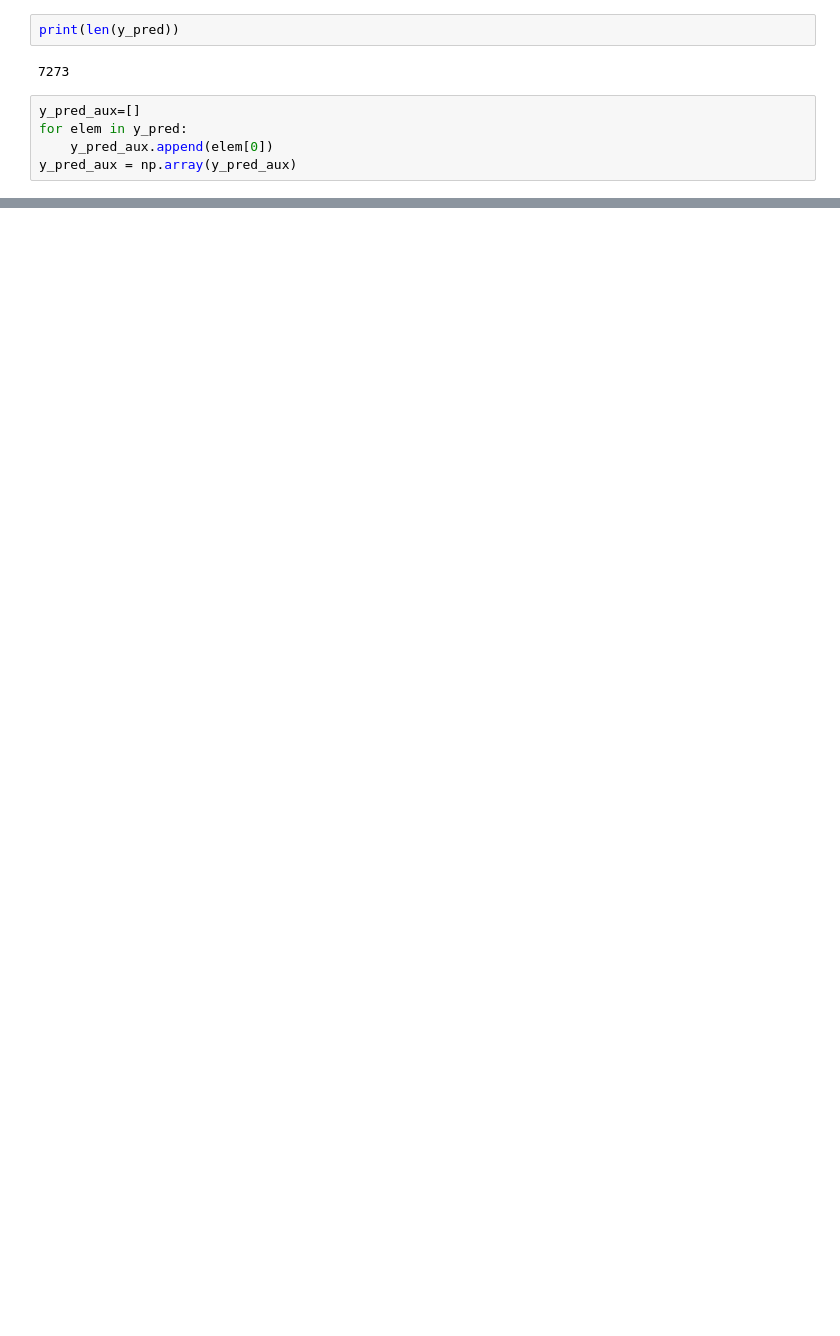
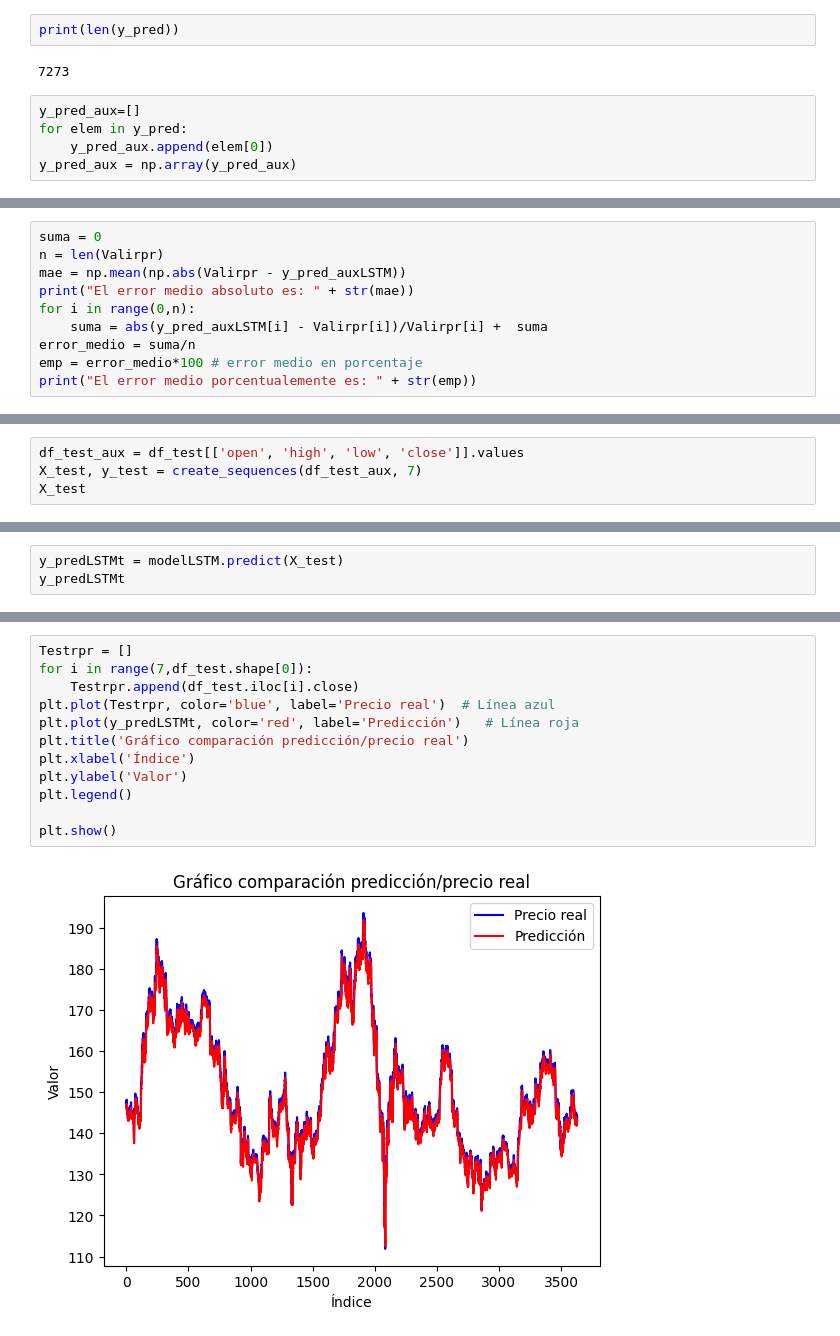
Before and after one commit to Raul-Gonzalez-M/TFG, a Jupyter notebook: codigo/RandomForestSolanaH.ipynb, the cells around one changed output, grey strips where cells are left out. Cells and saved outputs as stored; diff of their text form; blank space fills up the shorter version.

```diff
--- a/codigo/RandomForestSolanaH.ipynb
+++ b/codigo/RandomForestSolanaH.ipynb
@@ -504,0 +559,10 @@ El error medio porcentualemente es: 1.2719698970410613
+# %%
+suma = 0
+n = len(Valirpr)
+mae = np.mean(np.abs(Valirpr - y_pred_auxLSTM))
+print("El error medio absoluto es: " + str(mae))
+for i in range(0,n):
+    suma = abs(y_pred_auxLSTM[i] - Valirpr[i])/Valirpr[i] +  suma
+error_medio = suma/n
+emp = error_medio*100 # error medio en porcentaje
+print("El error medio porcentualemente es: " + str(emp))
@@ -504,0 +578,4 @@ El error medio porcentualemente es: 1.2719698970410613
+# %%
+df_test_aux = df_test[['open', 'high', 'low', 'close']].values
+X_test, y_test = create_sequences(df_test_aux, 7)
+X_test
@@ -504,0 +600,3 @@ El error medio porcentualemente es: 1.2719698970410613
+# %%
+y_predLSTMt = modelLSTM.predict(X_test)
+y_predLSTMt
@@ -504,0 +612,14 @@ El error medio porcentualemente es: 1.2719698970410613
+# %%
+Testrpr = []
+for i in range(7,df_test.shape[0]):
+    Testrpr.append(df_test.iloc[i].close)
+plt.plot(Testrpr, color='blue', label='Precio real')  # Línea azul
+plt.plot(y_predLSTMt, color='red', label='Predicción')   # Línea roja
+plt.title('Gráfico comparación predicción/precio real')
+plt.xlabel('Índice')
+plt.ylabel('Valor')
+plt.legend()
+
+plt.show()
+# %% [output]
+[figure, added]
```
Also changed, not shown: parts of 19 cells of this notebook, 3 other files.
